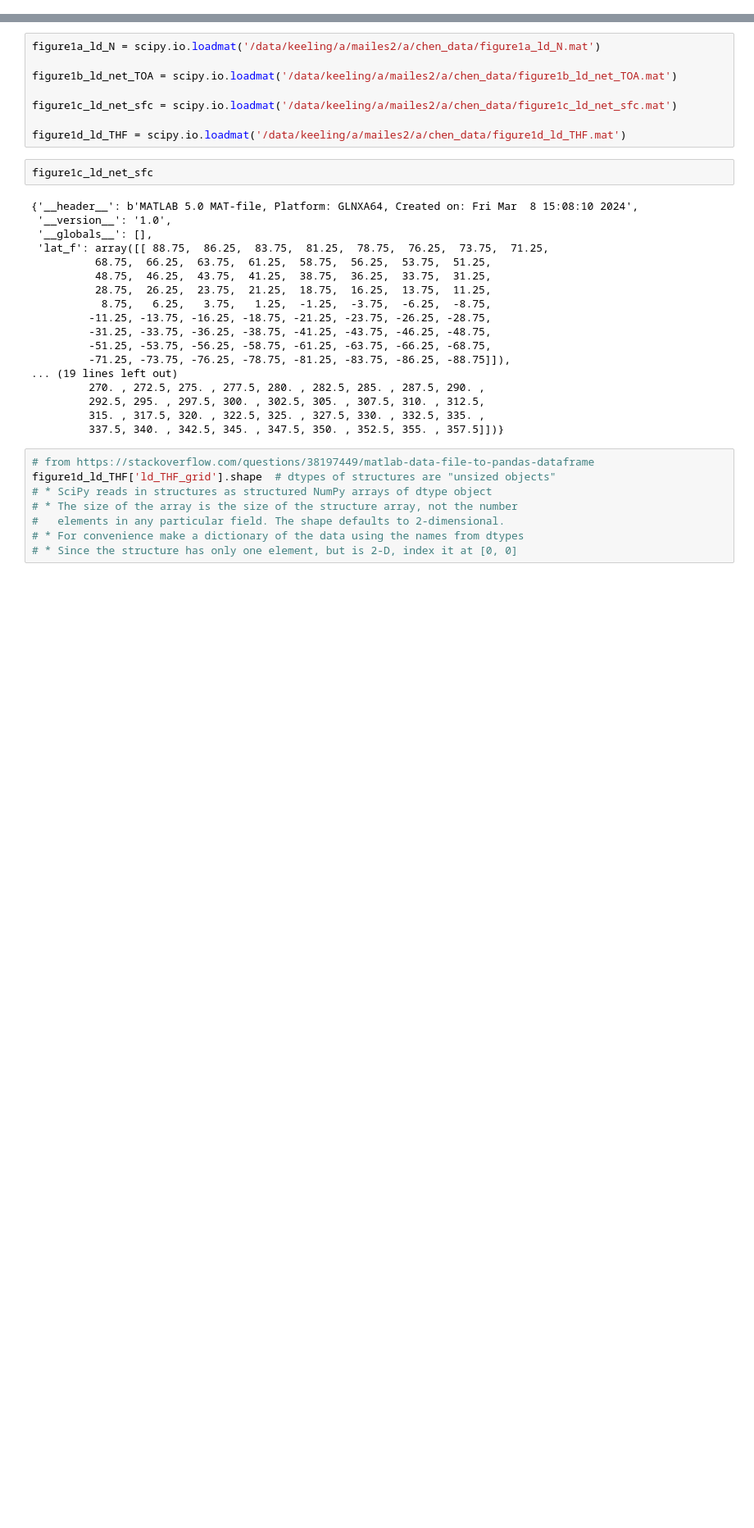
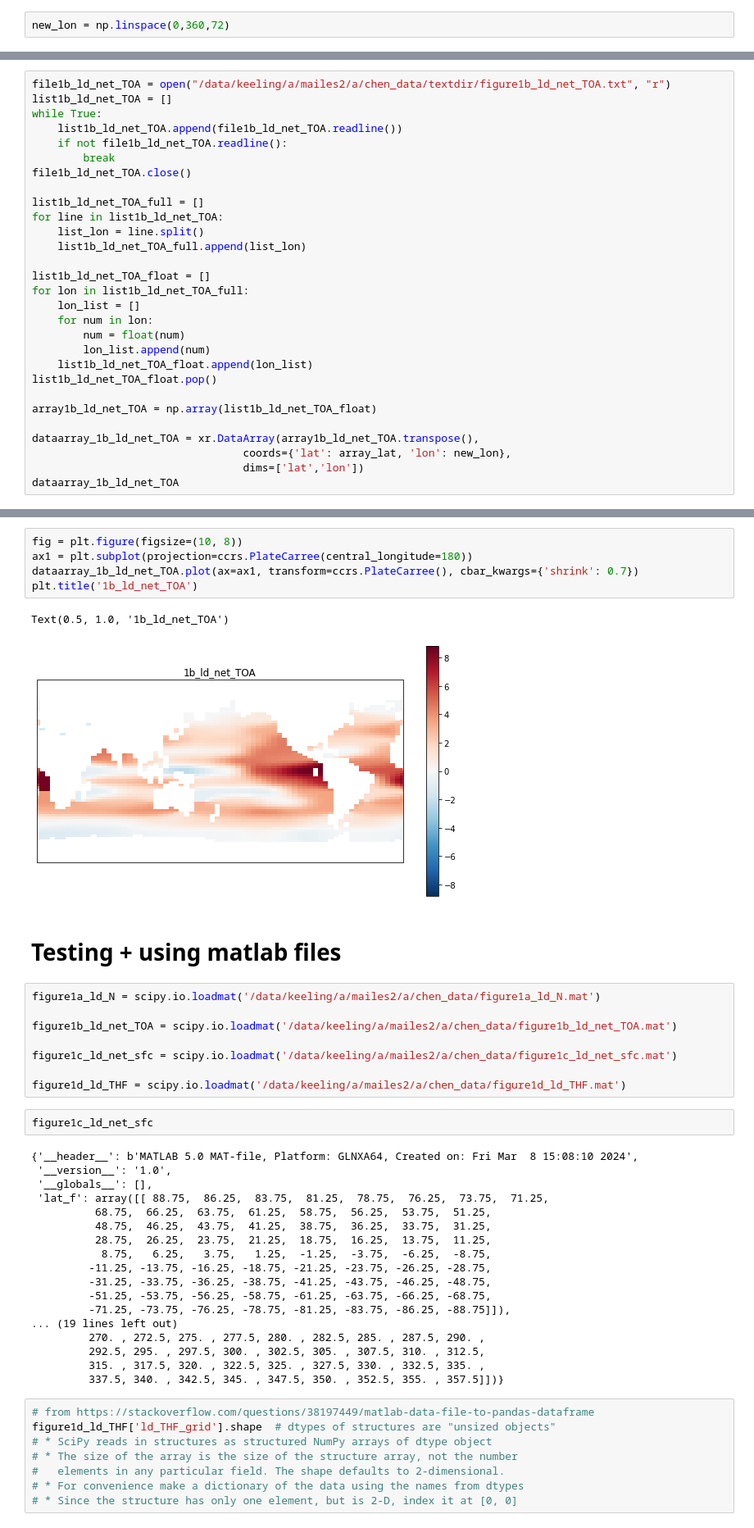
Before and after one commit to mailesasaki/cesmle_variability_analysis, a Jupyter notebook: finalized_figures/redo_chen_figures.ipynb, the cells around one changed output, grey strips where cells are left out. Shown at 82% size. Saved outputs shown, nothing was run; the diff lists cells and outputs as text; blank space fills up the shorter version.

```diff
--- a/finalized_figures/redo_chen_figures.ipynb
+++ b/finalized_figures/redo_chen_figures.ipynb
@@ -2,0 +124,2 @@ import scipy.io
+# %%
+new_lon = np.linspace(0,360,72)
@@ -2,0 +162,29 @@ import scipy.io
+# %%
+file1b_ld_net_TOA = open("/data/keeling/a/mailes2/a/chen_data/textdir/figure1b_ld_net_TOA.txt", "r")
+list1b_ld_net_TOA = []
+while True:
+    list1b_ld_net_TOA.append(file1b_ld_net_TOA.readline())
+    if not file1b_ld_net_TOA.readline():
+        break
+file1b_ld_net_TOA.close()
+
+list1b_ld_net_TOA_full = []
+for line in list1b_ld_net_TOA:
+    list_lon = line.split()
+    list1b_ld_net_TOA_full.append(list_lon)
+
+list1b_ld_net_TOA_float = []
+for lon in list1b_ld_net_TOA_full:
+    lon_list = []
+    for num in lon:
+        num = float(num)
+        lon_list.append(num)
+    list1b_ld_net_TOA_float.append(lon_list)
+list1b_ld_net_TOA_float.pop()
+
+array1b_ld_net_TOA = np.array(list1b_ld_net_TOA_float)
+
+dataarray_1b_ld_net_TOA = xr.DataArray(array1b_ld_net_TOA.transpose(),
+                                 coords={'lat': array_lat, 'lon': new_lon},
+                                 dims=['lat','lon'])
+dataarray_1b_ld_net_TOA
@@ -3,3 +203,13 @@ import scipy.io
+# %%
+fig = plt.figure(figsize=(10, 8))
+ax1 = plt.subplot(projection=ccrs.PlateCarree(central_longitude=180))
+dataarray_1b_ld_net_TOA.plot(ax=ax1, transform=ccrs.PlateCarree(), cbar_kwargs={'shrink': 0.7})
+plt.title('1b_ld_net_TOA')
+# %% [output]
+Text(0.5, 1.0, '1b_ld_net_TOA')
+[figure, added]
+# %% [markdown]
+# Testing + using matlab files
 # %%
 figure1a_ld_N = scipy.io.loadmat('/data/keeling/a/mailes2/a/chen_data/figure1a_ld_N.mat')
 
```
Also changed, not shown: parts of 18 cells of this notebook, 3 other files.
